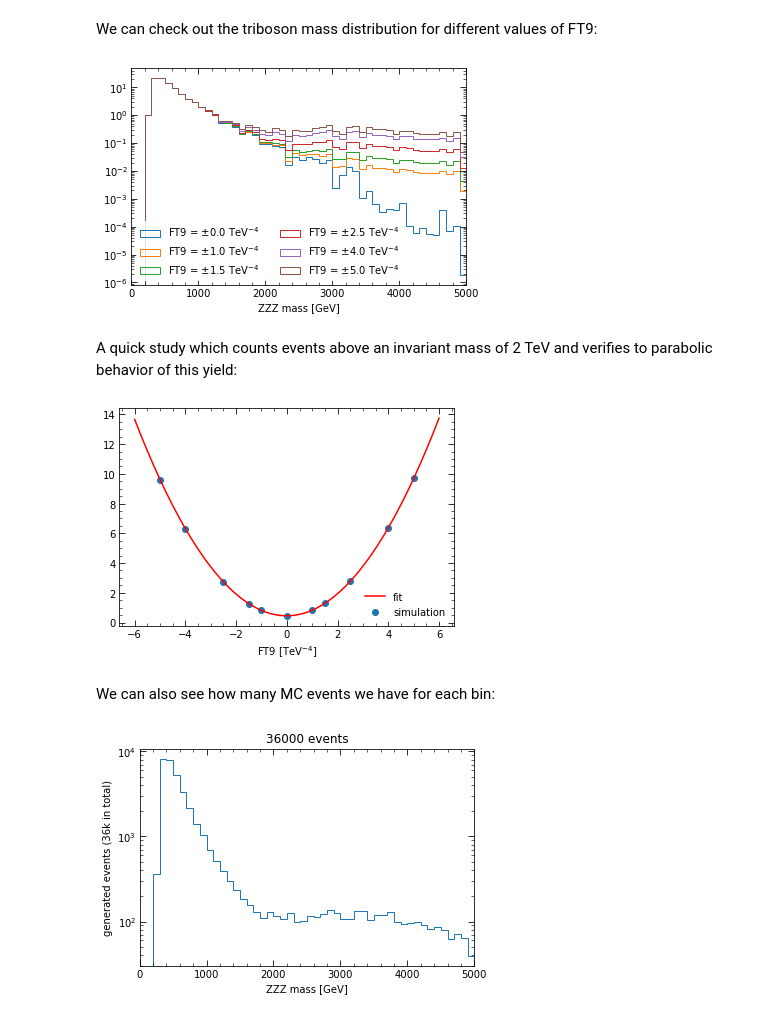
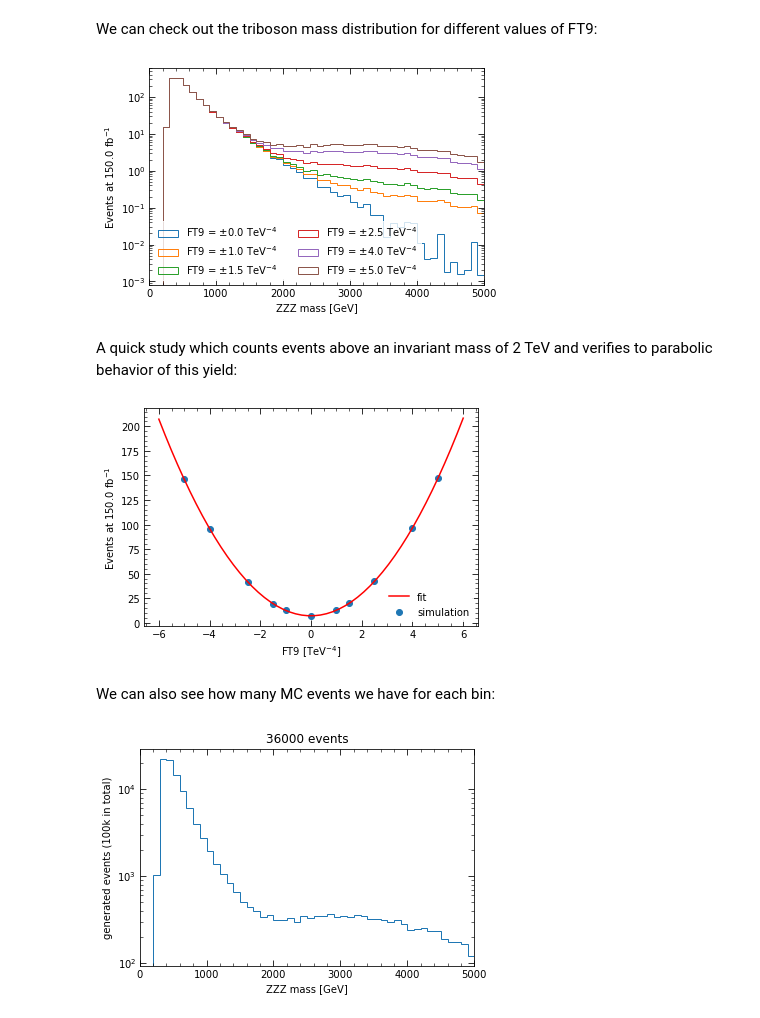
Before and after one commit to guitargeek/geeksw, a Jupyter notebook: examples/EFTParameterStudy.ipynb, the cells around one changed output. Saved outputs shown, nothing was run; the diff lists cells and outputs as text; code cells hidden in the pictures.

```diff
--- a/examples/EFTParameterStudy.ipynb
+++ b/examples/EFTParameterStudy.ipynb
@@ -55,9 +55,9 @@ The dataset in the LHE format can be downloaded here:
 # %% [markdown]
 The LHE reader loads to whole LHE file into memory so it can quickly parse the events later on, so creating this object takes a few seconds. For a quick try, you can set `maxevents` to something lower than the number of events in the dataset (100k).
 # %%
-lhe_reader = LHEReader("zzz_ft9.lhe.gz", maxevents=10000)
+lhe_reader = LHEReader("zzz_ft9.lhe.gz", maxevents=None)
 # %% [markdown]
 We ask the LHEReader to extract data frames with the particles and the weights for us:
 # %%
 particles = lhe_reader.particle_data_frame()
-weights = lhe_reader.reweighting_data_frame()
+weights_raw = lhe_reader.reweighting_data_frame()
@@ -63,0 +66,3 @@ weights = lhe_reader.reweighting_data_frame()
+# %%
+cross_section = lhe_reader.cross_section()
+cross_section
@@ -64,3 +73,6 @@ weights = lhe_reader.reweighting_data_frame()
+# %%
+integrated_luminosity = 150.0 # fb-1
+weights = weights_raw / weights_raw["ft9_5"].sum() * cross_section * 1000 * integrated_luminosity
 # %% [markdown]
 Let's look at the particles in the first event to see the available information:
 # %%
@@ -129,17 +141,18 @@ We can check out the triboson mass distribution for different values of FT9:
 # %%
 bins = np.linspace(0, 5000, 51)
 for label in ft9_weights:
     if "m" in label:
         continue
     plt.hist(s_hat, bins=bins, weights=weights[label], histtype="step",
              label=f"FT9 = ±{to_number(label[4:])}"+" TeV${}^{-4}$")
 plt.gca().set_yscale('log')
 plt.legend(loc="lower left", ncol=2)
 plt.xlim(0, 5000)
 plt.xlabel("ZZZ mass [GeV]")
+plt.ylabel(f"Events at {integrated_luminosity} fb"+"${}^{-1}$")
 plt.show()
 # %% [output]
-[figure, old version]
+[figure, new version]
 # %% [markdown]
 A quick study which counts events above an invariant mass of 2 TeV and verifies to parabolic behavior of this yield:
 # %%
@@ -159,9 +172,10 @@ plt.scatter(ft9_values, yields, label="simulation")
 plt.plot(x, np.polyval(p_fit, x), color='r', label="fit")
 plt.legend(loc="lower right")
 plt.xlabel("FT9 [TeV${}^{-4}$]")
+plt.ylabel(f"Events at {integrated_luminosity} fb"+"${}^{-1}$")
 plt.show()
 # %% [output]
-[figure, old version]
+[figure, new version]
 # %% [markdown]
 We can also see how many MC events we have for each bin:
 # %%
@@ -174,4 +188,4 @@ plt.ylabel(f"generated events ({int(len(weights)/1000)}k in total)")
 plt.title("36000 events")
 plt.savefig("n_events_ft9.png")
 # %% [output]
-[figure, old version]
+[figure, new version]
```
Also changed, not shown: parts of 6 cells of this notebook, 1 other file.
